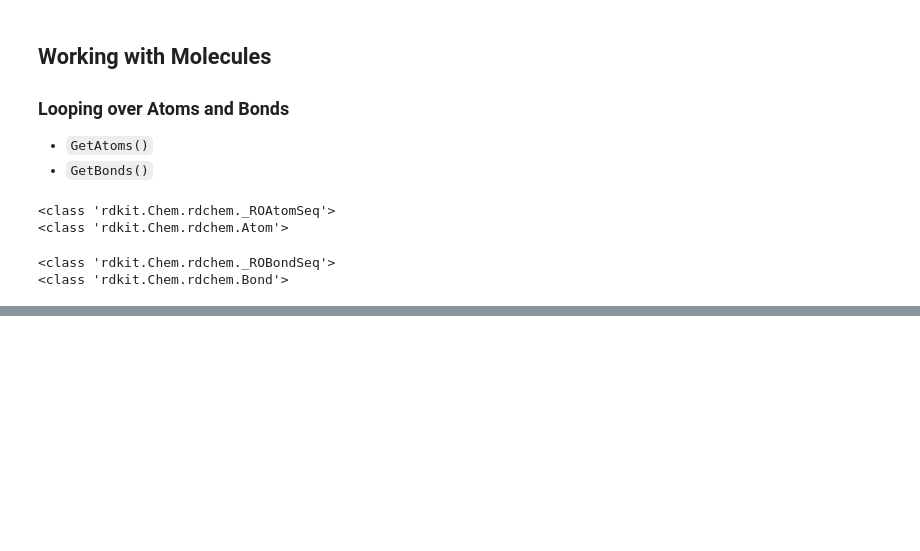
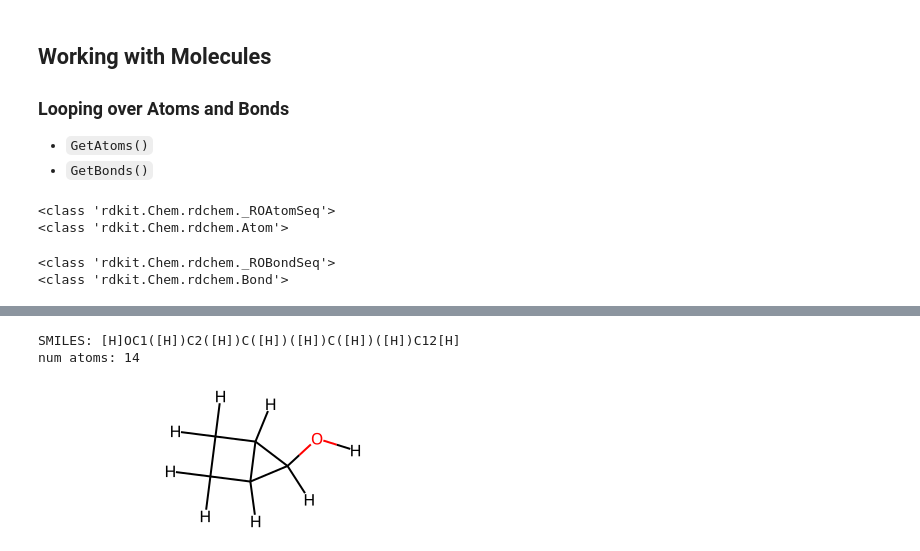
Before and after one commit to mizu-bai/Learn-RDKit, a Jupyter notebook: Basic Tutorial/tutorial.ipynb, the cells around one changed output, grey strips where cells are left out. Drawn from its saved outputs; the diff is of its cells as text; code cells hidden in the pictures; blank space fills up the shorter version.

```diff
--- a/Basic Tutorial/tutorial.ipynb
+++ b/Basic Tutorial/tutorial.ipynb
@@ -120,0 +307,7 @@ print(type(bonds[0]))
+# %%
+getSmilesAndNumAtoms(m2)
+m2
+# %% [output]
+SMILES: [H]OC1([H])C2([H])C([H])([H])C([H])([H])C12[H]
+num atoms: 14
+[figure, added]
```
Also changed, not shown: parts of 32 cells of this notebook, 1 other file.
